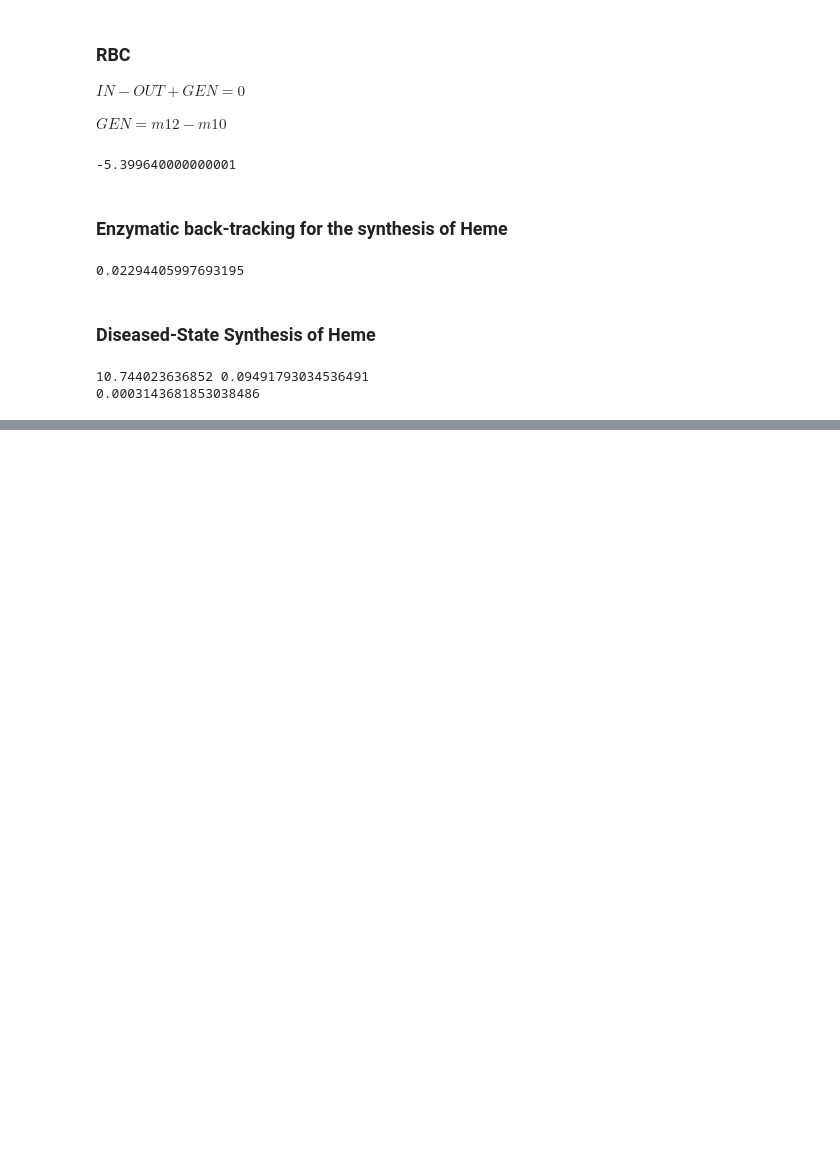
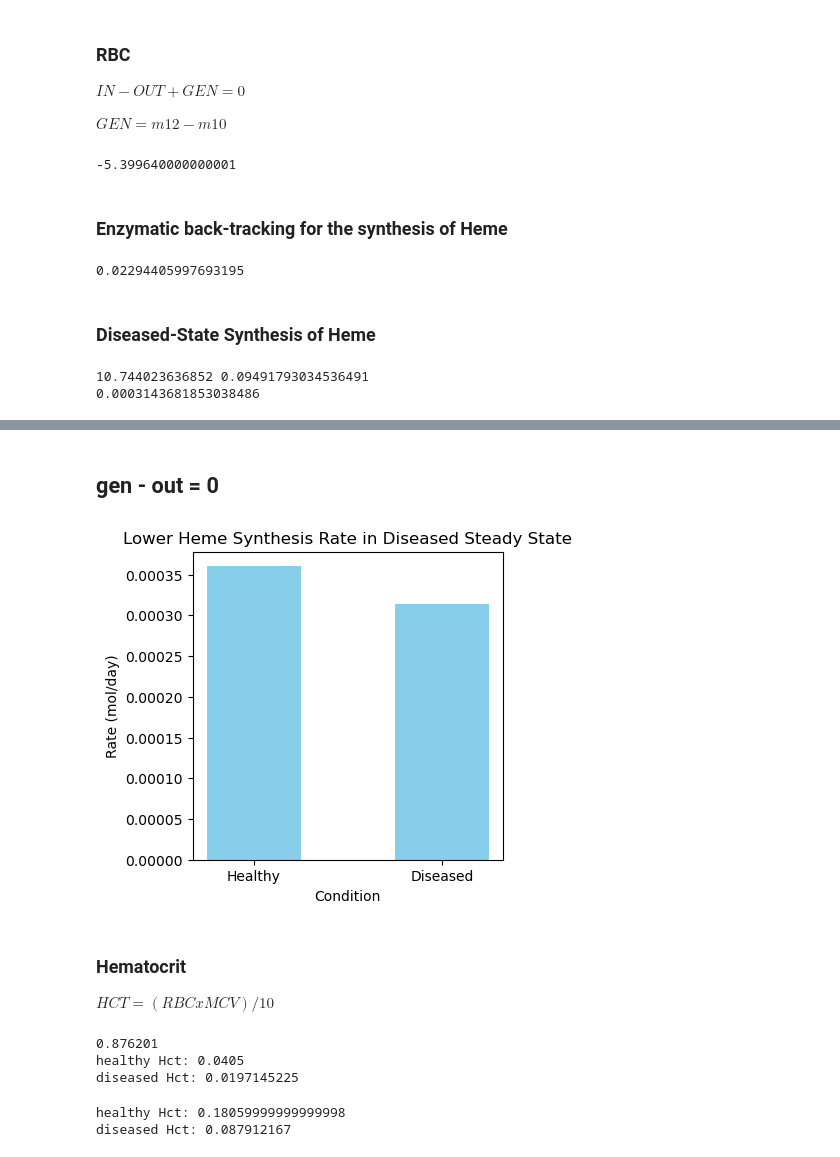
Before and after one commit to penelopenorth/PBL2, a Jupyter notebook: equations.ipynb, the cells around one changed output, grey strips where cells are left out. Cells and saved outputs as stored; diff of their text form; code cells hidden in the pictures; blank space fills up the shorter version.

```diff
--- a/equations.ipynb
+++ b/equations.ipynb
@@ -154,0 +215,61 @@ print(n9_dis)
+# %% [markdown]
+## gen - out = 0
+# %%
+import matplotlib.pyplot as plt
+
+# Define the data
+healthy_rate = 3.6e-4
+diseased_rate = 3.14e-4
+
+# Create a bar chart
+plt.figure(figsize=(4, 4))
+plt.bar([0, 0.2], [healthy_rate, diseased_rate], width=0.1, align='center', color="skyblue")
+plt.xticks([0, 0.2], ['Healthy', 'Diseased'])
+
+# Add labels and title
+plt.xlabel('Condition')
+plt.ylabel('Rate (mol/day)')
+plt.title('Lower Heme Synthesis Rate in Diseased Steady State')
+
+# Display the chart
+plt.show()
+# %% [output]
+[figure, added]
+# %% [markdown]
+### Hematocrit
+$ HCT = (RBC x MCV)/10 $
+# %%
+healthy_MCV = 90*(10**-15) #Liters
+dis_MCV = 50*(10**-15) #Liters #Value is assumed, anemic is classified as <80 fl
+
+#Flow rate representing RBC synthesis = n10
+n10_dis = 2.91*(10**-13)
+
+#Fractional difference between healthy vs diseased RBC production
+frac_diff = n10_dis/n10
+print(frac_diff)
+
+#Avg for women
+healthy_RBC = 4.5*(10**12) #cells/L
+dis_RBC = healthy_RBC*frac_diff
+
+healthy_HCT = (healthy_MCV*healthy_RBC)/10
+dis_HCT =(dis_MCV*dis_RBC)/10
+print(f'healthy Hct: {healthy_HCT}')
+print(f'diseased Hct: {dis_HCT}')
+# %% [output]
+0.876201
+healthy Hct: 0.0405
+diseased Hct: 0.0197145225
+# %%
+healthy_RBC_vol = 4.3 * .42
+healthy_RBC = healthy_RBC_vol / healthy_MCV
+healthy_HCT = (healthy_MCV*healthy_RBC)/10
+print(f'healthy Hct: {healthy_HCT}')
+
+dis_RBC = healthy_RBC*frac_diff
+dis_HCT =(dis_MCV*dis_RBC)/10
+print(f'diseased Hct: {dis_HCT}')
+# %% [output]
+healthy Hct: 0.18059999999999998
+diseased Hct: 0.087912167
```
Also changed, not shown: parts of 4 cells of this notebook.
